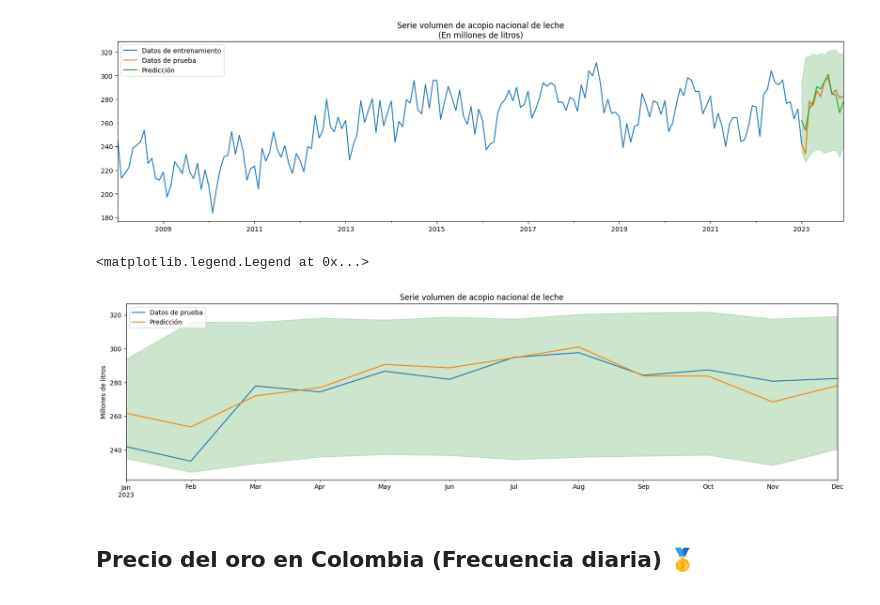
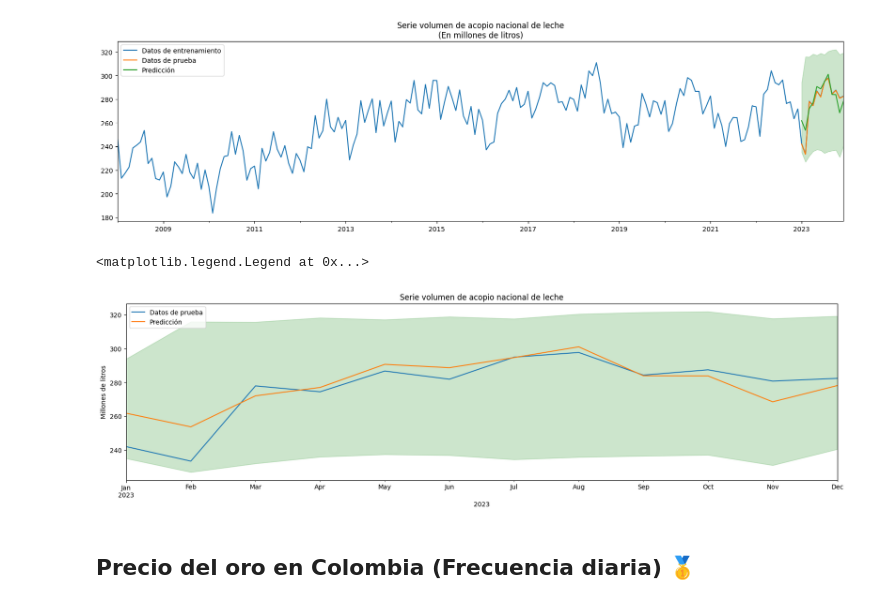
Before and after one commit to Mendivenson/Series-de-tiempo, a Jupyter notebook: Avance 2/Avance 2.ipynb, the cells around one changed output. Cells and saved outputs as stored; diff of their text form; code cells hidden in the pictures.

```diff
--- a/Avance 2/Avance 2.ipynb
+++ b/Avance 2/Avance 2.ipynb
@@ -709,19 +709,20 @@ ax.legend(loc = 'upper left')
 # %%
 fig, ax = plot.subplots(figsize=(20,5))
 leche_test.plot(ax=ax, label = 'Datos de prueba')
 intervalos['pred'].plot(ax=ax, label = 'Predicción')
 ax.fill_between(
     intervalos.index,
     intervalos['lower_bound'],
     intervalos['upper_bound'],
     color = 'green',
     alpha = 0.2
 )
 plot.title('Serie volumen de acopio nacional de leche')
 plot.ylabel('Millones de litros')
+plot.xlabel('2023')
 ax.legend(loc = 'upper left')
 # %% [output]
 <matplotlib.legend.Legend at 0x...>
-[figure, old version]
+[figure, new version]
 # %% [markdown]
 ## **Precio del oro en Colombia (Frecuencia diaria) 🥇**
```
